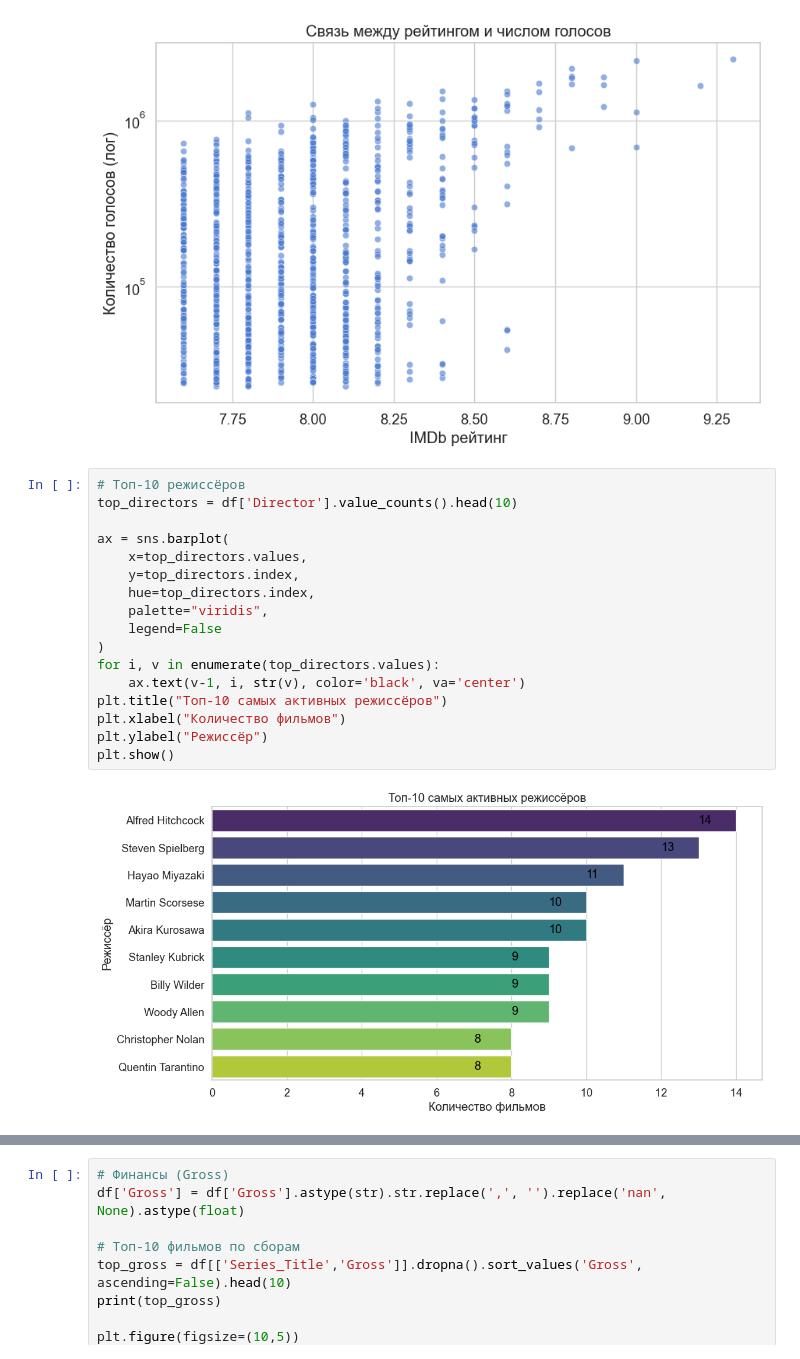
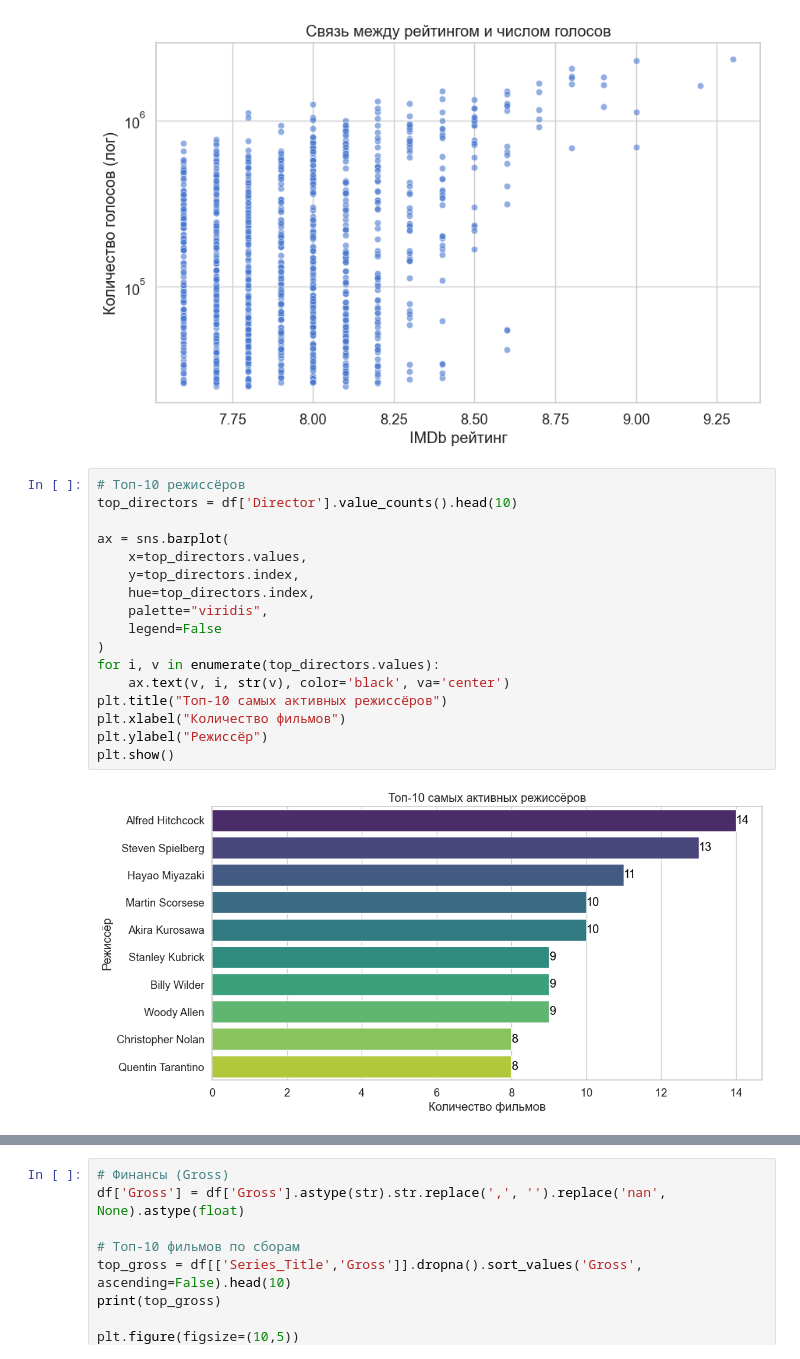
Before and after one commit to LA488/IMDb-Movie-Recommendation-System, a Jupyter notebook: notebooks/01_EDA.ipynb, the cells around one changed output, grey strips where cells are left out. Cells and saved outputs as stored; diff of their text form.

```diff
--- a/notebooks/01_EDA.ipynb
+++ b/notebooks/01_EDA.ipynb
@@ -190,22 +190,22 @@ plt.show()
 # %%
 # Топ-10 режиссёров
 top_directors = df['Director'].value_counts().head(10)
 
 ax = sns.barplot(
     x=top_directors.values,
     y=top_directors.index,
     hue=top_directors.index,
     palette="viridis",
     legend=False
 )
 for i, v in enumerate(top_directors.values):
-    ax.text(v-1, i, str(v), color='black', va='center')
+    ax.text(v, i, str(v), color='black', va='center')
 plt.title("Топ-10 самых активных режиссёров")
 plt.xlabel("Количество фильмов")
 plt.ylabel("Режиссёр")
 plt.show()
 # %% [output]
-[figure, old version]
+[figure, new version]
 # %%
 # Топ-10 актёров
 # Собираем всех актёров из 4 колонок
```
Also changed, not shown: parts of 1 cell of this notebook.
